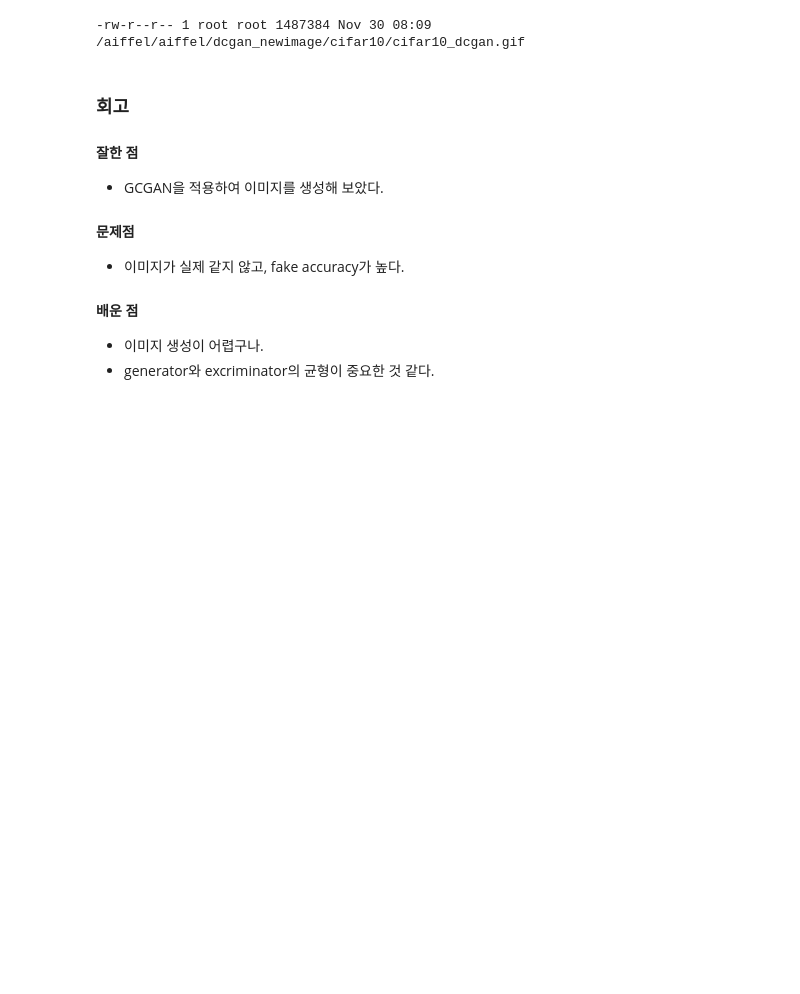
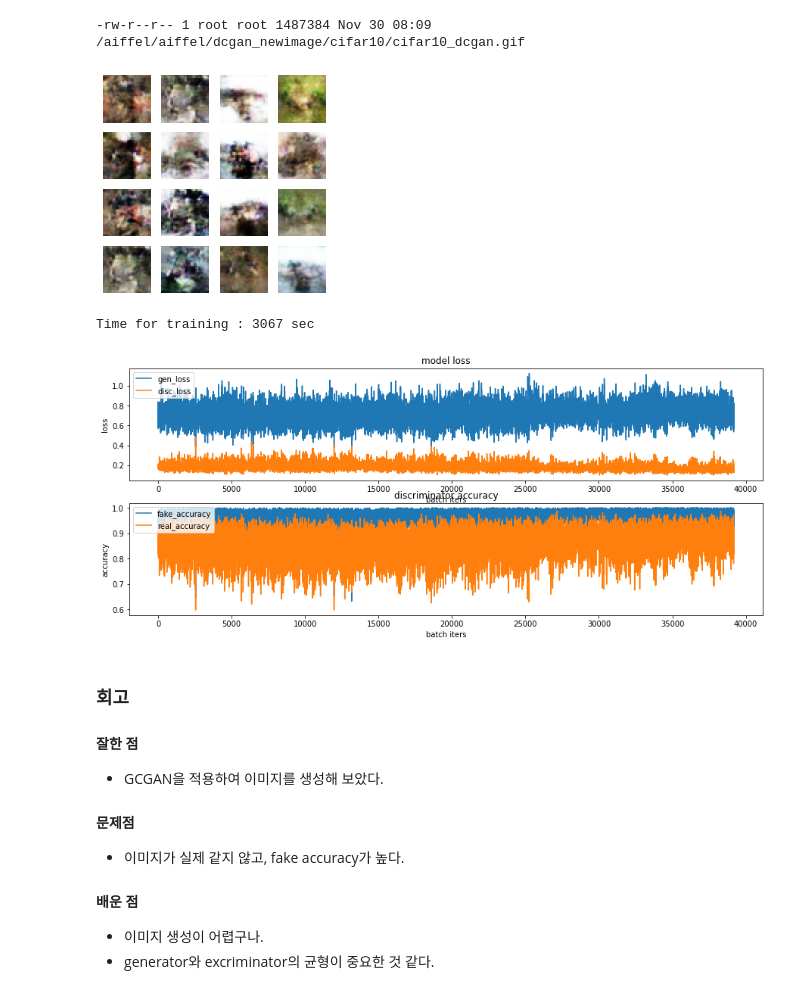
Before and after one commit to quantum-92/AIFFEL_Quest, a Jupyter notebook: Exploration_quest/Ex04/8. 인공지능으로 세상에 없던 새로운 패션 만들기 [프로젝트].ipynb, the cells around one changed output. Cells and saved outputs as stored; diff of their text form; code cells hidden in the pictures; blank space fills up the shorter version.

```diff
--- a/Exploration_quest/Ex04/8. 인공지능으로 세상에 없던 새로운 패션 만들기 [프로젝트].ipynb
+++ b/Exploration_quest/Ex04/8. 인공지능으로 세상에 없던 새로운 패션 만들기 [프로젝트].ipynb
@@ -781,6 +829,14 @@ with imageio.get_writer(anim_file, mode='I') as writer:
 !ls -l ~/aiffel/dcgan_newimage/cifar10/cifar10_dcgan.gif
 # %% [output]
 -rw-r--r-- 1 root root 1487384 Nov 30 08:09 /aiffel/aiffel/dcgan_newimage/cifar10/cifar10_dcgan.gif
+# %%
+# 한번 더 학습
+EPOCHS = 200
+train(train_dataset, epochs = EPOCHS, save_every = save_every)
+# %% [output]
+[figure, added]
+Time for training : 3067 sec
+[figure, added]
 # %% [markdown]
 ### 회고
 
```
Also changed, not shown: parts of 19 cells of this notebook, 4 other files.
